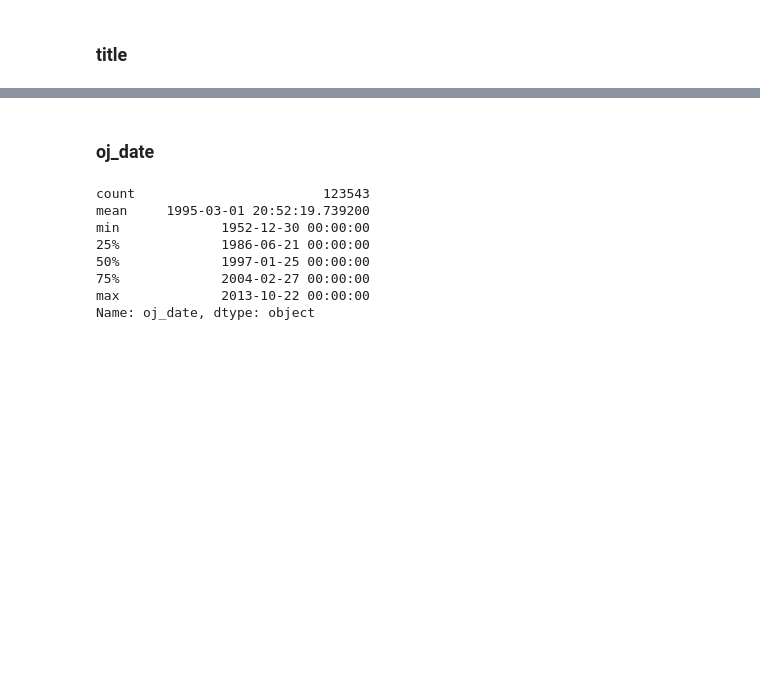
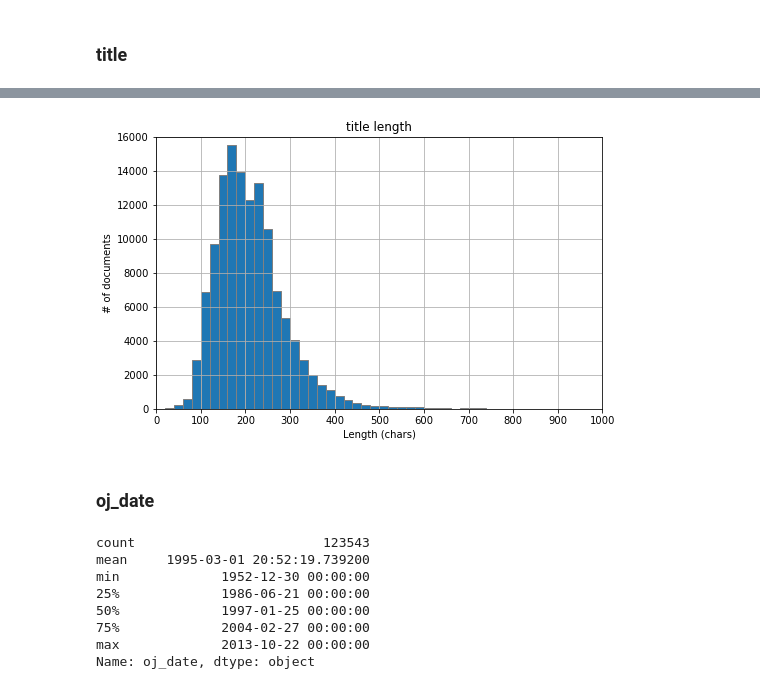
Before and after one commit to dmfrodrigues/feup-pri-proj, a Jupyter notebook: exploration/Data Exploration.ipynb, the cells around one changed output, grey strips where cells are left out. Drawn from its saved outputs; the diff is of its cells as text; code cells hidden in the pictures; blank space fills up the shorter version.

```diff
--- a/exploration/Data Exploration.ipynb
+++ b/exploration/Data Exploration.ipynb
@@ -113,3 +108,13 @@ Name: title, dtype: object
+# %%
+ax = data['title'].str.len().hist(bins=50, edgecolor='grey', range=(0, 1000), figsize=(8,5))
+ax.set_xlim([0, 1000])
+ax.set_ylim([0, 16000])
+plt.title('title length')
+plt.xlabel('Length (chars)')
+plt.ylabel('# of documents')
+plt.xticks(range(0, 1001, 100));
+# %% [output]
+[figure, added]
 # %% [markdown]
 ### oj_date
 # %%
```
Also changed, not shown: parts of 10 cells of this notebook.
